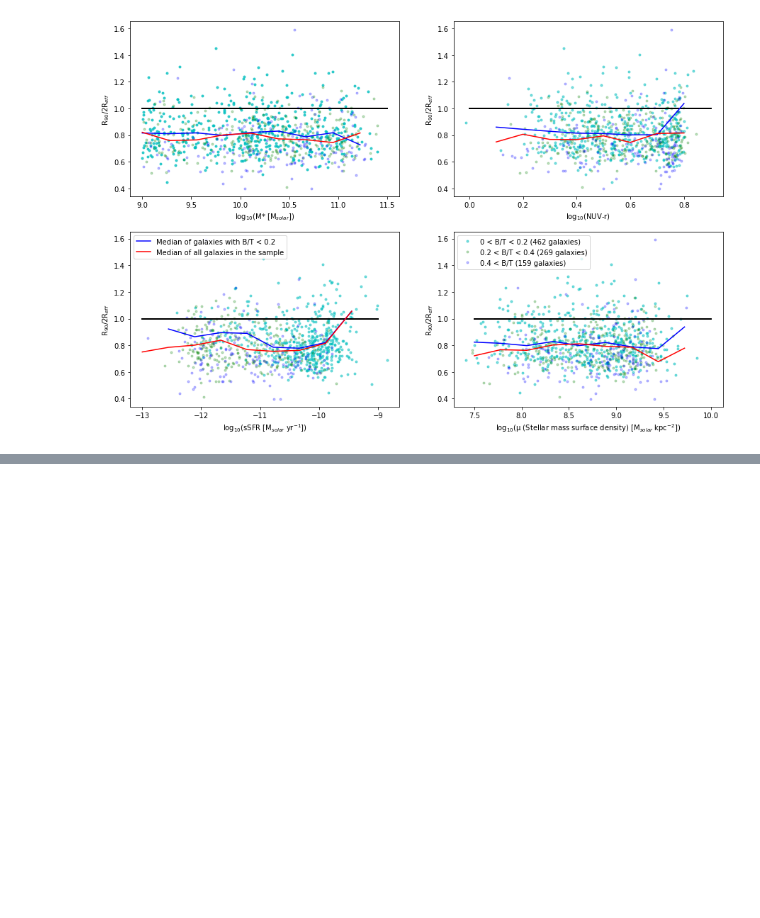
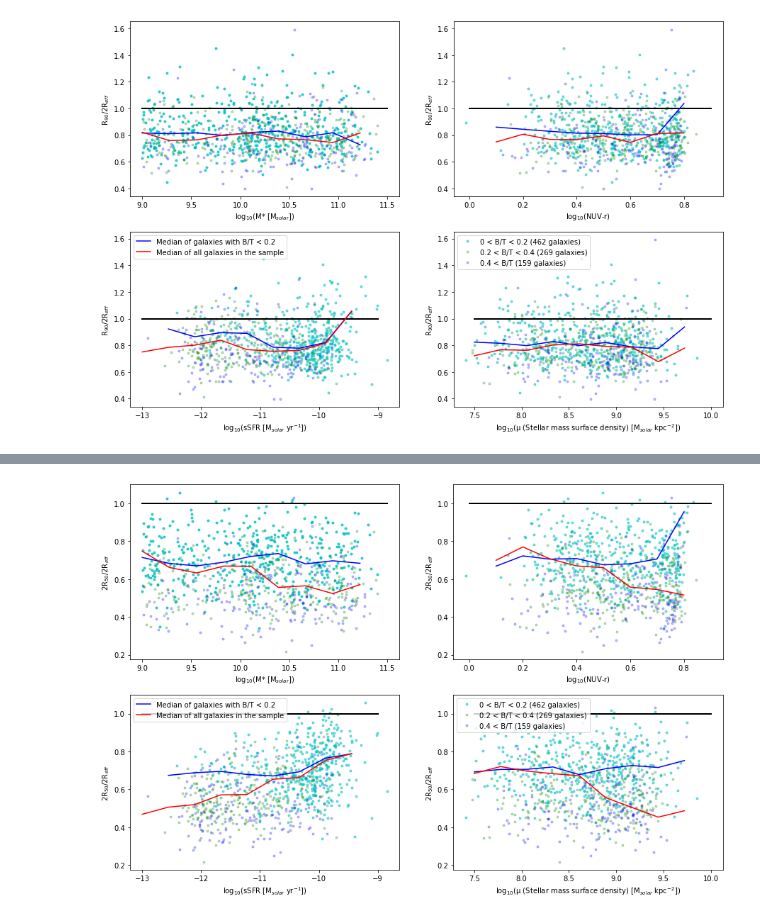
Before and after one commit to Luke-Williams-01/Luke-Williams-01, a Jupyter notebook: ICRARproject.ipynb, the cells around one changed output, grey strips where cells are left out. Cells and saved outputs as stored; diff of their text form; code cells hidden in the pictures; blank space fills up the shorter version.

```diff
--- a/ICRARproject.ipynb
+++ b/ICRARproject.ipynb
@@ -1330,6 +1383,10 @@ B2TM_03 = B2TM[np.where(B2TM > 0.4)]
 Rratio_0 = Rratio[np.where(B2TM < 0.2)]
 Rratio_02 = Rratio[np.where((B2TM > 0.2) & (B2TM < 0.4))]
 Rratio_03 = Rratio[np.where(B2TM > 0.4)]
+
+Rratio50_0 = Rratio50[np.where(B2TM < 0.2)]
+Rratio50_02 = Rratio50[np.where((B2TM > 0.2) & (B2TM < 0.4))]
+Rratio50_03 = Rratio50[np.where(B2TM > 0.4)]
 
 lgMstar_0 = lgMstar[np.where(B2TM < 0.2)]
 lgMstar_02 = lgMstar[np.where((B2TM > 0.2) & (B2TM < 0.4))]
@@ -1613,0 +1646,68 @@ print(B2TM_0[50])
+# %%
+plt.figure(figsize = (15,10))
+zliney = np.ones(10)
+
+# Plotting 2R50/2Reff against Stellar Mass
+plt.subplot(221)
+plt.plot(lgMstar_0, Rratio50_0, 'c.', alpha = 0.75)
+plt.plot(lgMstar_02, Rratio50_02, 'g.', alpha = 0.25)
+plt.plot(lgMstar_03, Rratio50_03, 'b.', alpha = 0.25)
+plt.ylabel('2R$_{50}$/2R$_{eff}$')
+plt.xlabel('log$_{10}$(M* [M$_{solar}$])')
+# Adding a line where 2R50 = 2Reff, above here 2R50 > 2Reff, below 2Reff > 2R50
+zlinex = np.linspace(9, 11.5, 10)
+plt.plot(zlinex, zliney, 'k-', linewidth = 2)
+
+# Adding a median line for 0 < B/T < 0.2
+plt.plot(bins_Mstar[:-1], mHI_Mstar[:-1], 'b-')
+# Adding a median line for all data
+plt.plot(bins_Mstar[:-1], mHI_Mstar_gl[:-1], 'r-')
+
+# Plotting 2R50/2Reff against NUV-r colour index
+plt.subplot(222)
+plt.plot(np.log10(NUVr_0), Rratio50_0, 'c.', alpha = 0.5)
+plt.plot(np.log10(NUVr_02), Rratio50_02, 'g.', alpha = 0.25)
+plt.plot(np.log10(NUVr_03), Rratio50_03, 'b.', alpha = 0.25)
+plt.ylabel('2R$_{50}$/2R$_{eff}$')
+plt.xlabel('log$_{10}$(NUV-r)')
+zlinex = np.linspace(0, 0.9, 10)
+plt.plot(zlinex, zliney, 'k-', linewidth = 2)
+
+# Adding a median line for 0 < B/T < 0.2
+plt.plot(bins_NUVr[:-1], mHI_NUVr[:-1], 'b-')
+# Adding a median line for all data
+plt.plot(bins_NUVr[:-1], mHI_NUVr_gl[:-1], 'r-')
+
+# Plotting 2R50/2Reff against sSFR, specific Star Formation Rate
+plt.subplot(223)
+plt.plot(lgsSFR_0, Rratio50_0, 'c.', alpha = 0.5)
+plt.plot(lgsSFR_02, Rratio50_02, 'g.', alpha = 0.25)
+plt.plot(lgsSFR_03, Rratio50_03, 'b.', alpha = 0.25)
+plt.ylabel('2R$_{50}$/2R$_{eff}$')
+plt.xlabel('log$_{10}$(sSFR [M$_{solar}$ yr$^{-1}$])')
+zlinex = np.linspace(-13, -9, 10)
+plt.plot(zlinex, zliney, 'k-', linewidth = 2)
+
+# Adding a median line for 0 < B/T < 0.2
+plt.plot(bins_sSFR[:-1], mHI_sSFR[:-1], 'b-', label='Median of galaxies with B/T < 0.2')
+# Adding a median line for all data
+plt.plot(bins_sSFR[:-1], mHI_sSFR_gl[:-1], 'r-', label='Median of all galaxies in the sample')
+plt.legend(loc='upper left');
+
+# Plotting 2R50/2Reff against stellar mass surface density
+plt.subplot(224)
+plt.plot(lgmust_0, Rratio50_0, 'c.', alpha = 0.5, label='0 < B/T < 0.2 (462 galaxies)')
+plt.plot(lgmust_02, Rratio50_02, 'g.', alpha = 0.25, label='0.2 < B/T < 0.4 (269 galaxies)')
+plt.plot(lgmust_03, Rratio50_03, 'b.', alpha = 0.25, label='0.4 < B/T (159 galaxies)')
+plt.ylabel('2R$_{50}$/2R$_{eff}$')
+plt.xlabel('log$_{10}$(μ (Stellar mass surface density) [M$_{solar}$ kpc$^{-2}$])')
+zlinex = np.linspace(7.5, 10, 10)
+plt.plot(zlinex, zliney, 'k-', linewidth = 2)
+
+# Adding a median line for 0 < B/T < 0.2
+plt.plot(bins_Must[:-1], mHI_Must[:-1], 'b-')
+# Adding a median line for all data
+plt.plot(bins_Must[:-1], mHI_Must_gl[:-1], 'r-')
+plt.legend(loc='upper left');
+# %% [output]
+[figure, added]
```
Also changed, not shown: parts of 14 cells of this notebook.
